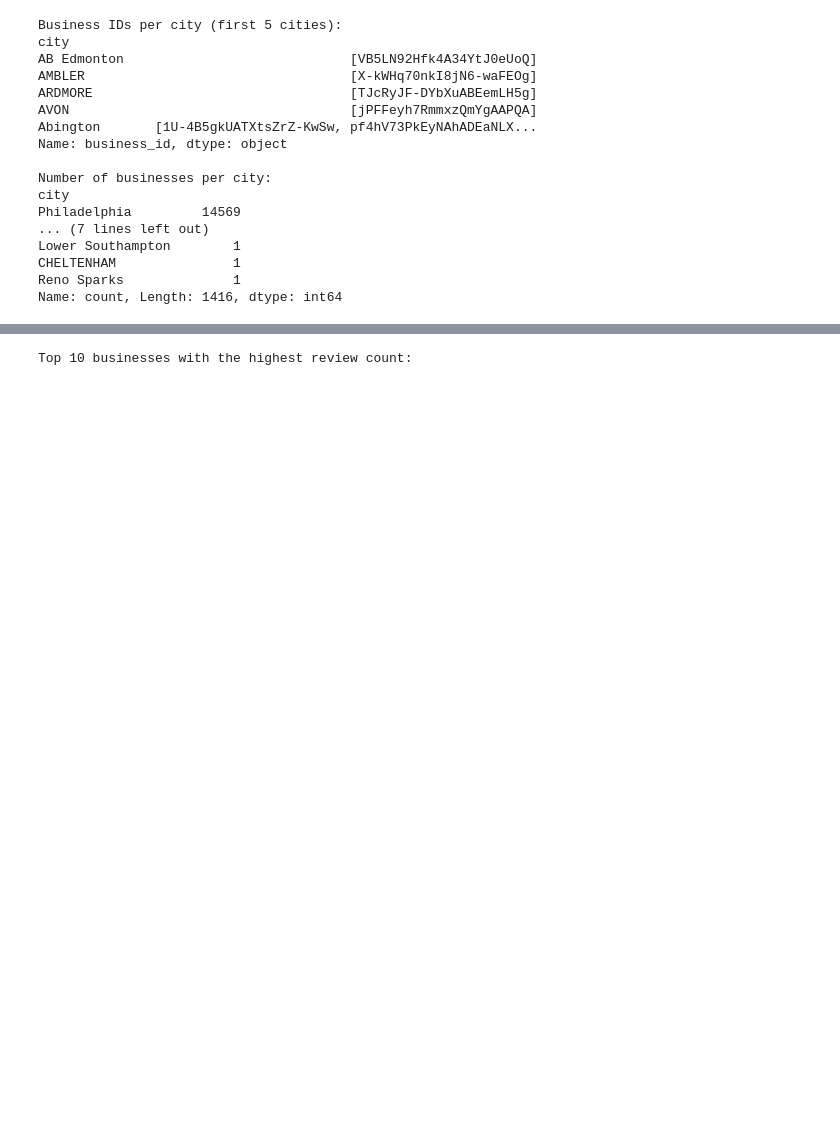
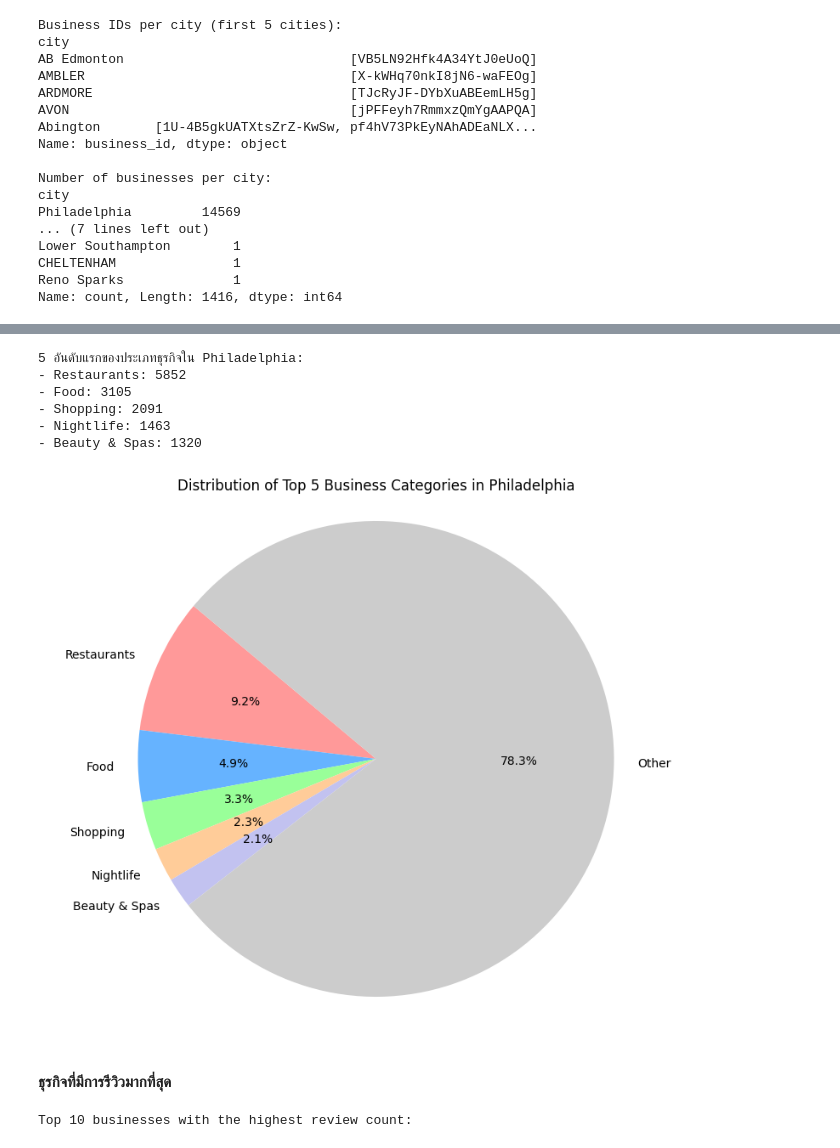
Before and after one commit to woraphonp-038-5/Project-Big-Data, a Jupyter notebook: Text_Analytics68F.ipynb, the cells around one changed output, grey strips where cells are left out. Cells and saved outputs as stored; diff of their text form; code cells hidden in the pictures; blank space fills up the shorter version.

```diff
--- a/Text_Analytics68F.ipynb
+++ b/Text_Analytics68F.ipynb
@@ -602,6 +584,60 @@ fig.update_layout(xaxis_title="City", yaxis_title="Number of Businesses")
 fig.show()
 # %% [output]
 [interactive output not drawn]
+# %%
+from collections import Counter
+
+# Filter businesses in Philadelphia
+philadelphia_businesses = businesses[businesses['city'] == 'Philadelphia'].copy()
+
+# Create a list to store all categories for Philadelphia businesses
+philadelphia_categories = []
+for categories in philadelphia_businesses['categories'].dropna():
+  for category in categories.split(', '):
+    philadelphia_categories.append(category)
+
+# Use Counter to count the frequency of each category
+philadelphia_category_counts = Counter(philadelphia_categories)
+
+# Get the top 5 most frequent categories
+top_5_philadelphia_categories = philadelphia_category_counts.most_common(5)
+
+print("5 อันดับแรกของประเภทธุรกิจใน Philadelphia:")
+for category, count in top_5_philadelphia_categories:
+  print(f"- {category}: {count}")
+# %% [output]
+5 อันดับแรกของประเภทธุรกิจใน Philadelphia:
+- Restaurants: 5852
+- Food: 3105
+- Shopping: 2091
+- Nightlife: 1463
+- Beauty & Spas: 1320
+# %%
+import matplotlib.pyplot as plt
+
+# Assuming philadelphia_category_counts is available from the previous cell
+# Calculate the sum of counts for the top 5 categories
+top_5_count = sum(count for category, count in top_5_philadelphia_categories)
+
+# Calculate the count for "Other" categories
+total_count = sum(philadelphia_category_counts.values())
+other_count = total_count - top_5_count
+
+# Create labels and sizes for the pie chart
+labels = [category for category, count in top_5_philadelphia_categories] + ['Other']
+sizes = [count for category, count in top_5_philadelphia_categories] + [other_count]
+colors = ['#ff9999','#66b3ff','#99ff99','#ffcc99','#c2c2f0', '#cccccc'] # Example colors
+
+# Create the pie chart
+plt.figure(figsize=(10, 8))
+plt.pie(sizes, labels=labels, colors=colors, autopct='%1.1f%%', startangle=140)
+plt.title('Distribution of Top 5 Business Categories in Philadelphia')
+plt.axis('equal') # Equal aspect ratio ensures that pie is drawn as a circle.
+plt.show()
+# %% [output]
+[figure, added]
+# %% [markdown]
+#### ธุรกิจที่มีการรีวิวมากที่สุด
 # %%
 # Find the top 10 businesses with the highest review count
 top_10_most_reviewed_businesses = businesses.nlargest(10, 'review_count')
```
Also changed, not shown: parts of 9 cells of this notebook.
